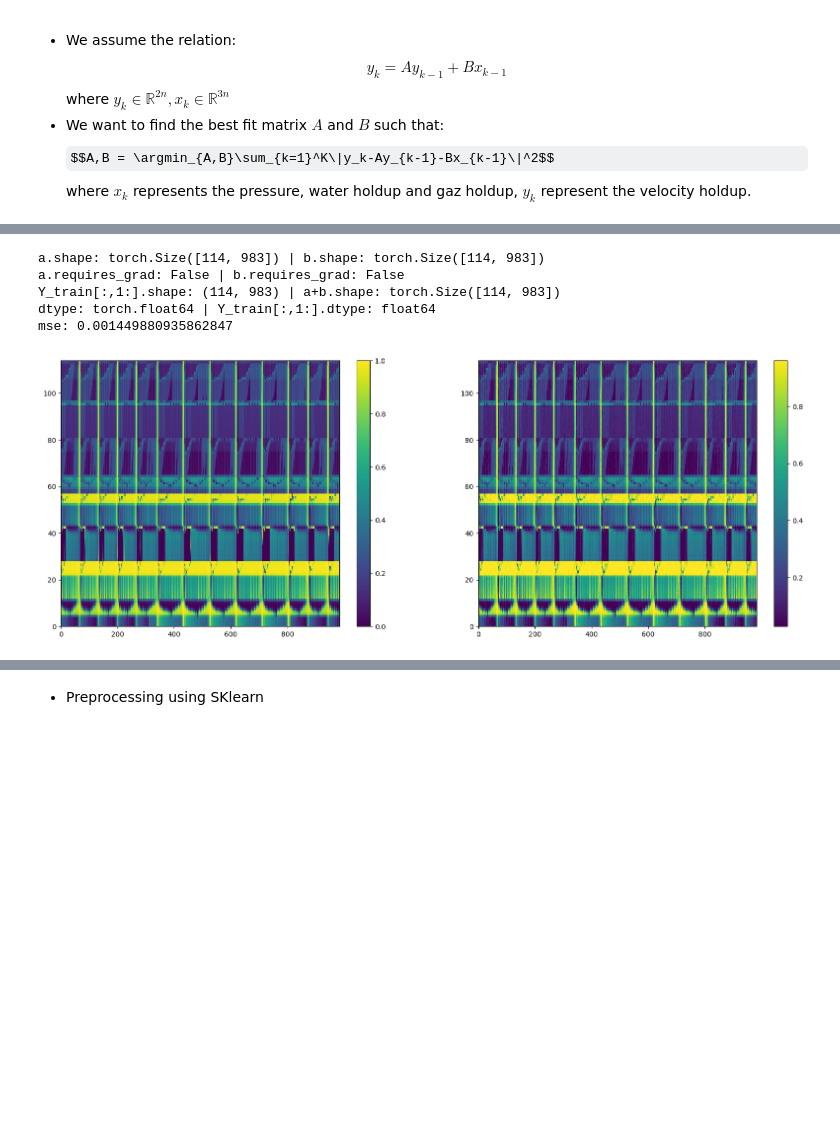
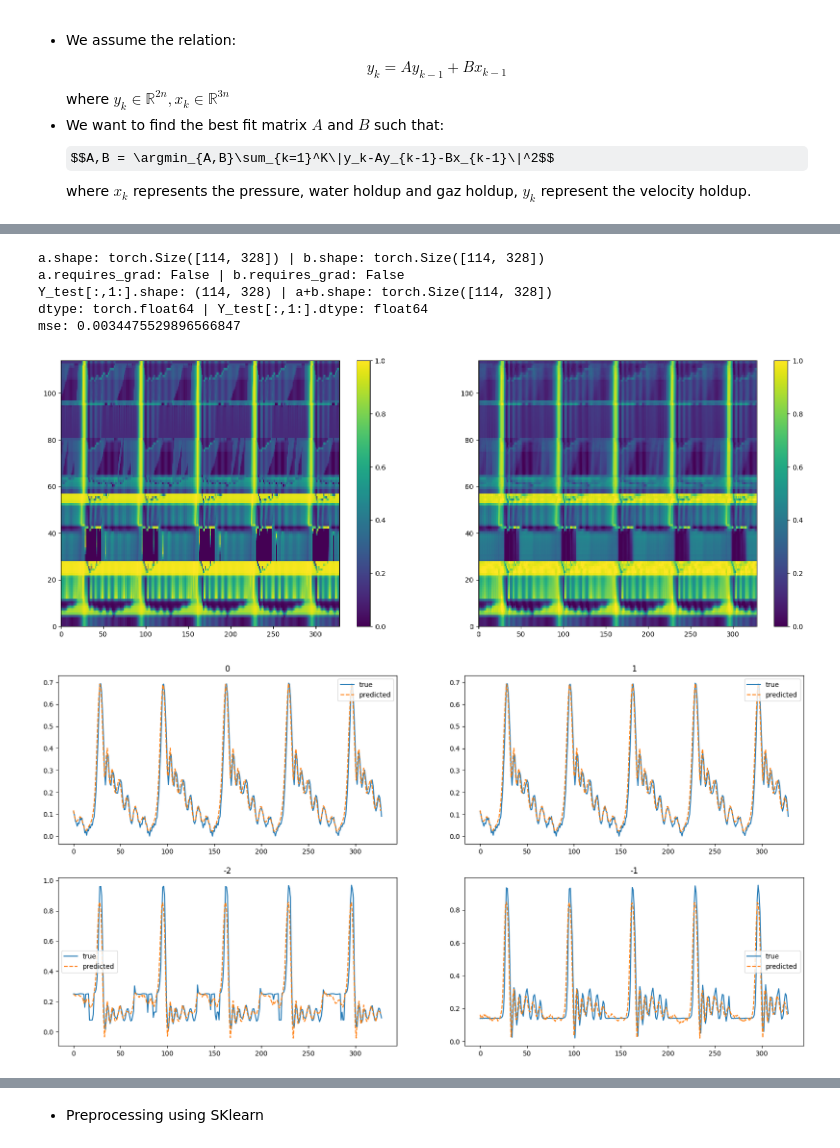
Before and after one commit to arofenitra/data-driven-modelling-fluid-flow, a Jupyter notebook: notebook/ML_modelling.ipynb, the cells around one changed output, grey strips where cells are left out. Cells and saved outputs as stored; diff of their text form; code cells hidden in the pictures; some formulas as TeX source; blank space fills up the shorter version.

```diff
--- a/notebook/ML_modelling.ipynb
+++ b/notebook/ML_modelling.ipynb
@@ -159,9 +318,7 @@ Y shape: (1313, 114)
 # %% [markdown]
 - Preprocessing using sklearn scaler
 # %%
-scaler = sklearn.preprocessing.StandardScaler()
-Z_scaled = scaler.fit_transform(Z)
-Y_scaled = scaler.fit_transform(Y)
+
 # n = Z_scaled.shape[1]//5
 # Y_reshaped = Y_scaled.reshape(-1,1)
 # print(f"Z_scaled shape: {Z_scaled.shape}\nY_reshaped shape: {Y_reshaped.shape}\n")
@@ -564,28 +790,53 @@ Loss: 0.0014577086394855986 | A.norm: 64.8128661287096 | B.norm: 138.31630783099
 # %%
 # Predicting the velocity of the fluid from the A and B matrices
-a = A.requires_grad_(False)@Y_train[:,:-1]
-b = B.requires_grad_(False)@X_train[:,:-1]
+a = A.requires_grad_(False)@Y_test[:,:-1]
+b = B.requires_grad_(False)@X_test[:,:-1]
 print(f"a.shape: {a.shape} | b.shape: {b.shape}")
 print(f"a.requires_grad: {a.requires_grad} | b.requires_grad: {b.requires_grad}")
-print(f"Y_train[:,1:].shape: {Y_train[:,1:].shape} | a+b.shape: {(a+b).shape}")
-print(f"dtype: {a.dtype} | Y_train[:,1:].dtype: {Y_train[:,1:].dtype}")
-# mse between Y_train[:,1:] and a+b
-mse = loss_function(torch.tensor(Y_train[:,1:],dtype=torch.float64),(a+b))
+print(f"Y_test[:,1:].shape: {Y_test[:,1:].shape} | a+b.shape: {(a+b).shape}")
+print(f"dtype: {a.dtype} | Y_test[:,1:].dtype: {Y_test[:,1:].dtype}")
+# mse between Y_test[:,1:] and a+b
+mse = loss_function(torch.tensor(Y_test[:,1:],dtype=torch.float64),(a+b))
 print(f"mse: {mse}")
 y_pred = a+b
 plt.figure(figsize=(20,7))
 plt.subplot(1,2,1)
-plt.pcolor(Y_train[:,1:], label='true')
+plt.pcolor(Y_test[:,1:], label='true')
 plt.colorbar()
 # Limit the color range to the 99% quantile
 plt.subplot(1,2,2)
-plt.pcolor(y_pred, label='predicted', vmin=np.quantile(y_pred,0.05), vmax=np.quantile(y_pred,0.95))
+plt.pcolor(y_pred, label='predicted', vmin=0, vmax=1)
 plt.colorbar()
 plt.show()
+
+plt.figure(figsize=(20,10))
+plt.subplot(2,2,1)
+plt.title("0")
+plt.plot(Y_test[0,:], label='true')
+plt.plot(y_pred[0,:],"--", label='predicted')
+plt.legend()
+# Limit the color range to the 99% quantile
+plt.subplot(2,2,2)
+plt.title("1")
+plt.plot(Y_test[1,:], label='true')
+plt.plot(y_pred[1,:], "--", label='predicted')
+plt.legend()
+plt.subplot(2,2,3)
+plt.title("-2")
+plt.plot(Y_test[-2,:], label='true')
+plt.plot(y_pred[-2,:],"--", label='predicted')
+plt.legend()
+plt.subplot(2,2,4)
+plt.title("-1")
+plt.plot(Y_test[-1,:], label='true')
+plt.plot(y_pred[-1,:], "--", label='predicted')
+plt.legend()
+plt.show()
 # %% [output]
-a.shape: torch.Size([114, 983]) | b.shape: torch.Size([114, 983])
+a.shape: torch.Size([114, 328]) | b.shape: torch.Size([114, 328])
 a.requires_grad: False | b.requires_grad: False
-Y_train[:,1:].shape: (114, 983) | a+b.shape: torch.Size([114, 983])
-dtype: torch.float64 | Y_train[:,1:].dtype: float64
-mse: 0.001449880935862847
+Y_test[:,1:].shape: (114, 328) | a+b.shape: torch.Size([114, 328])
+dtype: torch.float64 | Y_test[:,1:].dtype: float64
+mse: 0.0034475529896566847
-[figure, old version]
+[figure, new version]
+[figure, added]
```
Also changed, not shown: parts of 22 cells of this notebook, 5 other files.
